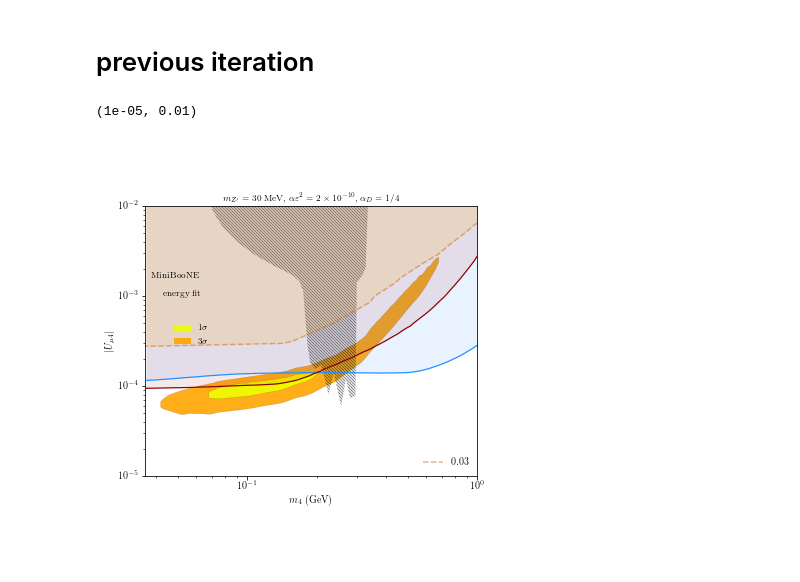
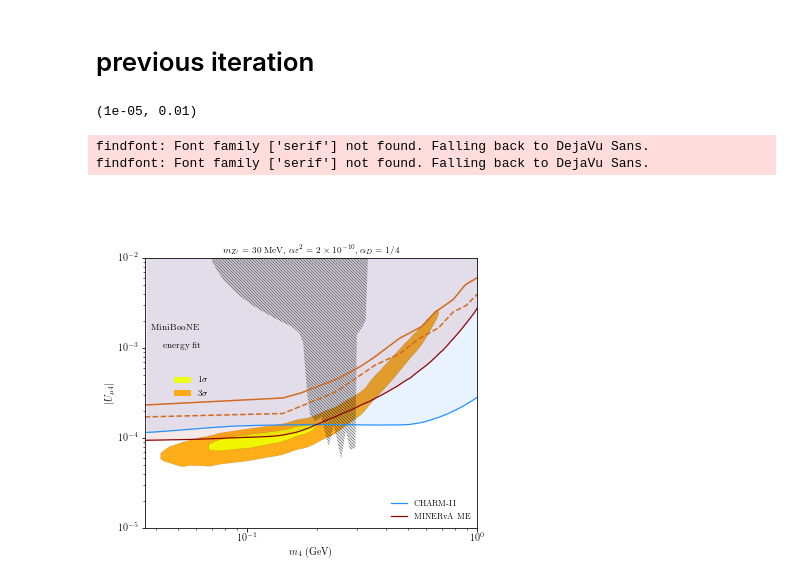
Before and after one commit to mhostert/dark-neutrinos-at-T2K, a Jupyter notebook: exp_analysis/6_light_minimal_fgd_visualisation_final_plot.ipynb, the cells around one changed output. Cells and saved outputs as stored; diff of their text form; code cells hidden in the pictures; blank space fills up the shorter version.

```diff
--- a/exp_analysis/6_light_minimal_fgd_visualisation_final_plot.ipynb
+++ b/exp_analysis/6_light_minimal_fgd_visualisation_final_plot.ipynb
@@ -453,3 +468,22 @@ out_nd280_light = compute_likelihoods_plane(sidebands=['FHC', 'RHC'],
+# %%
+out_nd280_light = light_minimal_posterior_v(my_exp_analyses,
+                                            fluxes=['FHC'],
+                                            m4=m4,
+                                            mz=base_pars['base_mz'],
+                                            Umu4_2=Umu4**2,
+                                            alpha_d=base_pars['base_alpha_d'],
+                                            epsilon=base_pars['base_epsilon'],
+                                            )
+# %%
+out_nd280_light_sensitivity = light_minimal_posterior_v(my_exp_analyses,
+                                                        fluxes=['FHC'],
+                                                        m4=m4,
+                                                        mz=base_pars['base_mz'],
+                                                        Umu4_2=Umu4**2,
+                                                        alpha_d=base_pars['base_alpha_d'],
+                                                        epsilon=base_pars['base_epsilon'],
+                                                        sensitivity=True,
+                                                       )
 # %%
 import numpy as np
 
@@ -558,43 +592,54 @@ ME_COLOR_L = "darkred"
 
 l1 = plot_band(ax, mheavy_CH, np.sqrt(Umu42_CH), nevents_CH, chi2_CH, CHARM_COLOR_L, CHARM_COLOR, label = 'CHARM-II')
 # plot_band(ax, mheavy_LE, np.sqrt(Umu42_LE), nevents_LE, chi2_LE, label, MINERVA_COLOR_L, MINERVA_COLOR)
 l3 = plot_band(ax, mheavy_ME, np.sqrt(Umu42_ME), nevents_ME, chi2_ME, ME_COLOR_L, ME_COLOR, label = 'MINERvA ME')
 
 ax.legend(frameon=False, handles=[l1,l3], fontsize=0.8*fsize, loc='lower right')
 ########################################
 # Other model-indepenedent limits
 ax.annotate(r"Excluded", xy=(0.12,0.04), fontsize=fsize, color = 'black' )
 x,y = np.loadtxt("../digitized/Pedros_paper/experimental_constraints.dat", unpack=True)
 ax.fill_between(x, np.sqrt(y), np.ones(np.size(y)), hatch='\\\\\\\\\\\\\\\\',facecolor='None', alpha=0.5, lw=0.0)
 # ax.plot(x, np.sqrt(y), color='black', lw=0.5, hatch='///')
 
+new_like = (-out_nd280_light[0]) - (-out_nd280_light[0]).min()
+new_like_sensitivity = (-out_nd280_light_sensitivity[0]) - (-out_nd280_light_sensitivity[0]).min()
 
-plot_likelihood_contour(out_nd280_light[1],
-                        x_edges=m4_for_grid,
-                        y_edges=Umu4_for_grid,
-                        label_template='current T2K {}',
-                        linestyles=['--'],
-                        ax=ax)
+ax.contour(m4_for_grid, Umu4_for_grid, new_like,
+           levels=[-levels[0.9]],
+           colors=['chocolate'], linestyles=['-'])
 
-plot_likelihood_contour(out_nd280_light[1],
-                        x_edges=m4_for_grid,
-                        y_edges=Umu4_for_grid,
-                        label_template='{}',
-                        linestyles=['--'],
-                        ax=ax)
+ax.contour(m4_for_grid, Umu4_for_grid, new_like_sensitivity,
+           levels=[-levels[0.9]],
+           colors=['chocolate'], linestyles=['--'])
+# plot_likelihood_contour(out_nd280_light[1],
+#                         x_edges=m4_for_grid,
+#                         y_edges=Umu4_for_grid,
+#                         label_template='current T2K',
+#                         linestyles=['-'],
+#                         ax=ax)
+
+# plot_likelihood_contour(out_nd280_light_sensitivity[1],
+#                         x_edges=m4_for_grid,
+#                         y_edges=Umu4_for_grid,
+#                         label_template='future T2K',
+#                         linestyles=['--'],
+#                         ax=ax)
 
 ########################################
 # TITLE
 ax.set_title(r"$m_{Z^\prime} = 30$ MeV,  $\alpha\varepsilon^2= 2 \times 10^{-10}$,  $\alpha_D = 1/4$", fontsize=0.9*fsize)
 
 ax.set_xscale("log")
 ax.set_yscale("log")
 
 ax.set_xlabel(r"$m_4$ (GeV)", fontsize=fsize)
 ax.set_ylabel(r"$|U_{\mu4}|$", fontsize=fsize)
 
 ax.set_xlim(0.0358,1.0)
 ax.set_ylim(1e-5,0.01)
 # %% [output]
 (1e-05, 0.01)
+findfont: Font family ['serif'] not found. Falling back to DejaVu Sans.
+findfont: Font family ['serif'] not found. Falling back to DejaVu Sans.
-[figure, old version]
+[figure, new version]
```
Also changed, not shown: parts of 9 cells of this notebook, 5 other files.
